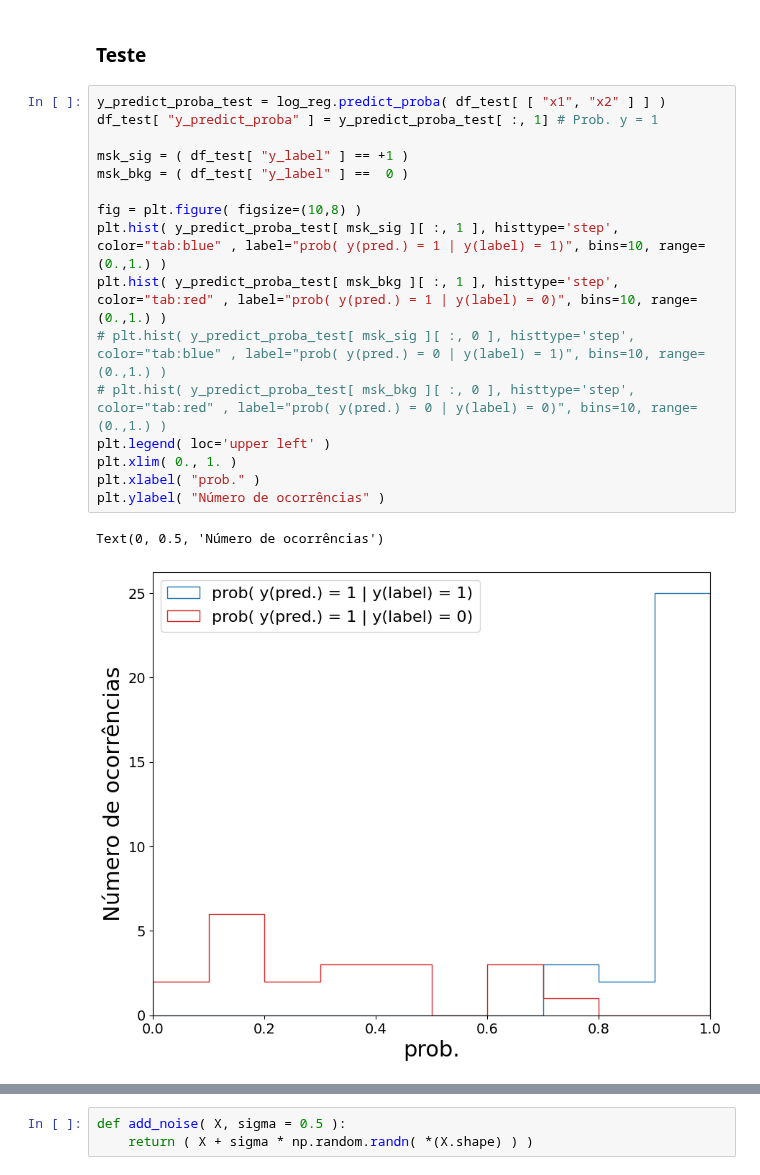
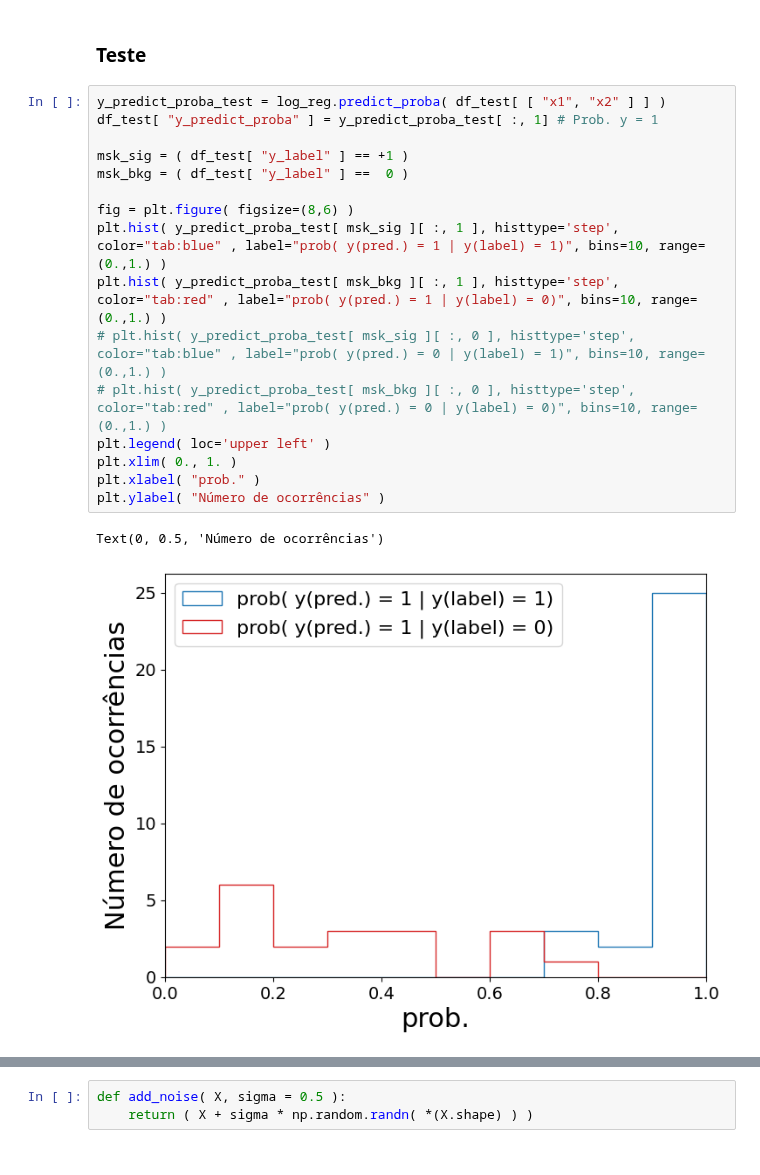
Before and after one commit to clemencia/ML4Physics, a Jupyter notebook: 02-Classificação_Regressão_Logística.ipynb, the cells around one changed output, grey strips where cells are left out. Saved outputs shown, nothing was run; the diff lists cells and outputs as text.

```diff
--- a/02-Classificação_Regressão_Logística.ipynb
+++ b/02-Classificação_Regressão_Logística.ipynb
@@ -204,20 +204,20 @@ plt.gca().yaxis.set_ticklabels( [] )
 # %%
 y_predict_proba_test = log_reg.predict_proba( df_test[ [ "x1", "x2" ] ] )
 df_test[ "y_predict_proba" ] = y_predict_proba_test[ :, 1] # Prob. y = 1
 
 msk_sig = ( df_test[ "y_label" ] == +1 )
 msk_bkg = ( df_test[ "y_label" ] ==  0 )
 
-fig = plt.figure( figsize=(10,8) )
+fig = plt.figure( figsize=(8,6) )
 plt.hist( y_predict_proba_test[ msk_sig ][ :, 1 ], histtype='step', color="tab:blue" , label="prob( y(pred.) = 1 | y(label) = 1)", bins=10, range=(0.,1.) )
 plt.hist( y_predict_proba_test[ msk_bkg ][ :, 1 ], histtype='step', color="tab:red" , label="prob( y(pred.) = 1 | y(label) = 0)", bins=10, range=(0.,1.) )
 # plt.hist( y_predict_proba_test[ msk_sig ][ :, 0 ], histtype='step', color="tab:blue" , label="prob( y(pred.) = 0 | y(label) = 1)", bins=10, range=(0.,1.) )
 # plt.hist( y_predict_proba_test[ msk_bkg ][ :, 0 ], histtype='step', color="tab:red" , label="prob( y(pred.) = 0 | y(label) = 0)", bins=10, range=(0.,1.) )
 plt.legend( loc='upper left' )
 plt.xlim( 0., 1. )
 plt.xlabel( "prob." )
 plt.ylabel( "Número de ocorrências" )
 # %% [output]
 Text(0, 0.5, 'Número de ocorrências')
-[figure, old version]
+[figure, new version]
 # %%
```
Also changed, not shown: parts of 15 cells of this notebook.
